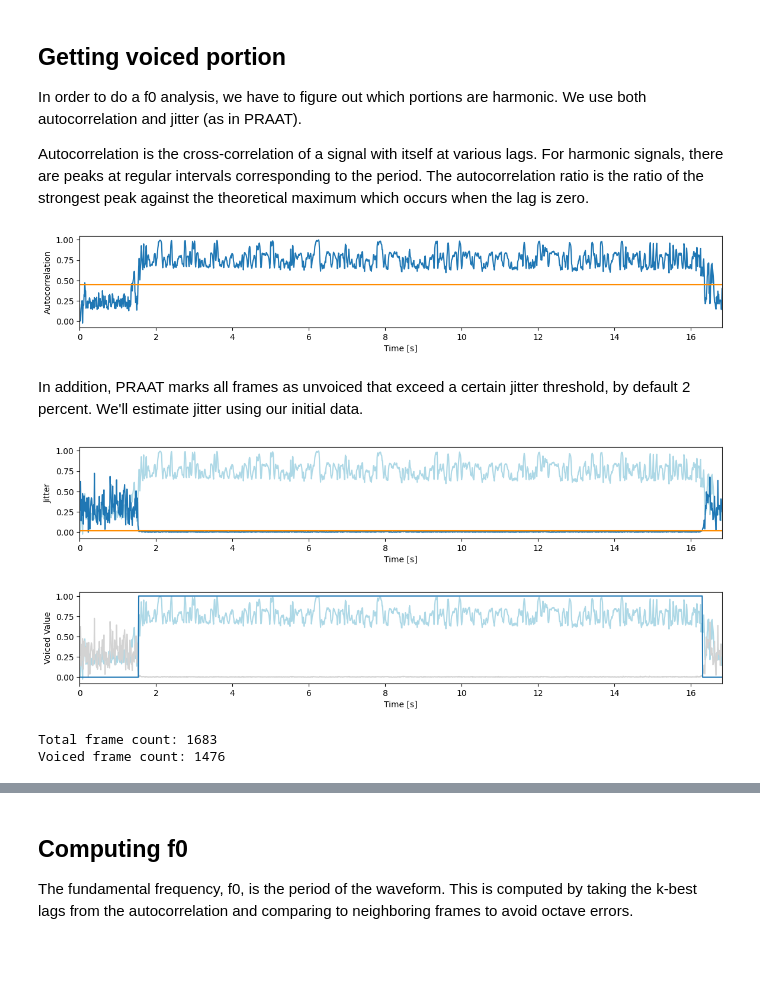
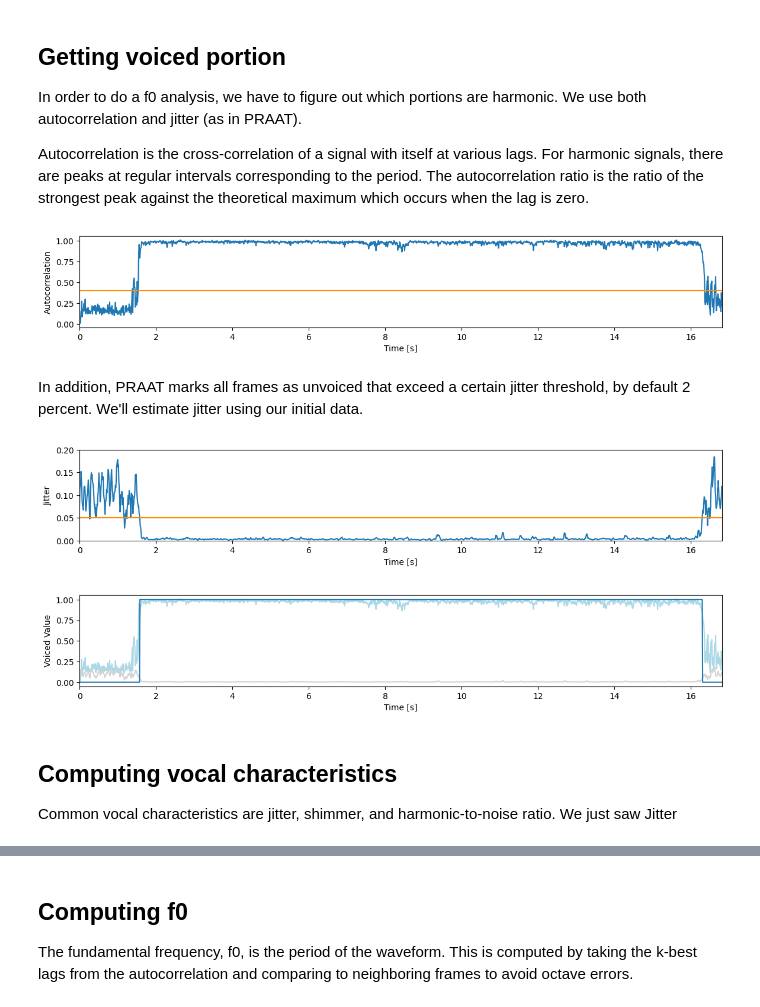
Before and after one commit to pplantinga/ParkinsonSpeechAI, a Jupyter notebook: voice-analysis.ipynb, the cells around one changed output, grey strips where cells are left out. Cells and saved outputs as stored; diff of their text form; code cells hidden in the pictures; blank space fills up the shorter version.

```diff
--- a/voice-analysis.ipynb
+++ b/voice-analysis.ipynb
@@ -66,43 +66,39 @@ For harmonic signals, there are peaks at regular intervals corresponding to the
 The autocorrelation ratio is the ratio of the strongest peak against the theoretical maximum
 which occurs when the lag is zero.
 # %%
-orig_windows = audio.unfold(-1, window_samples, step_samples)
-lowpass_audio = torchaudio.functional.lowpass_biquad(audio, sample_rate, 800)
-lowpass_windows = lowpass_audio.unfold(-1, window_samples, step_samples)
-
-kbest_lags, autocorrelation_ratio = autocorrelate(
-    lowpass_windows, min_lag_samples, max_lag_samples
+kbest_lags, autocorrelation_ratio, hnr = autocorrelate(
+    audio, step_samples, window_samples, min_lag_samples, max_lag_samples
 )
 
-autocorrelation_threshold = 0.45
+autocorrelation_threshold = 0.4
 #plt.plot(xs, power_ratio, color="lightblue")
 xs = torch.arange(len(autocorrelation_ratio)) * step_size
 plt.plot(xs, autocorrelation_ratio)
 plt.xlabel("Time [s]")
 plt.ylabel("Autocorrelation")
 plt.axhline(y = autocorrelation_threshold, color="darkorange")
 plt.show()
 # %% [output]
-[figure, old version]
+[figure, new version]
 # %% [markdown]
 In addition, PRAAT marks all frames as unvoiced that exceed a certain jitter threshold, by default 2 percent. We'll estimate jitter using our initial data.
 # %%
-jitter, _, _ = compute_periodic_features(lowpass_windows, kbest_lags[:, 0])
-jitter_threshold = 0.02
-
-plt.plot(xs, autocorrelation_ratio, color="lightblue")
+jitter, shimmer = compute_periodic_features(audio.squeeze(), kbest_lags[:, 0])
+jitter_threshold = 0.05
+#plt.plot(xs, autocorrelation_ratio, color="lightblue")
 plt.plot(xs, jitter)
 plt.xlabel("Time [s]")
 plt.ylabel("Jitter")
+plt.ylim((0, 0.2))
 plt.axhline(y = jitter_threshold, color="darkorange")
 plt.show()
 # %% [output]
-[figure, old version]
+[figure, new version]
 # %%
-# voicing threshold is simply the intersection of these thresholds
+# voicing threshold is simply the intersection of these thresholds.
 voiced = autocorrelation_ratio > autocorrelation_threshold
 voiced &= jitter < jitter_threshold
-voiced = neighbor_average(voiced.float(), neighbors=7).round().bool()
+voiced = neighbor_average(voiced.float(), neighbors=21).round().bool()
 
 plt.plot(xs, autocorrelation_ratio, color="lightblue")
 plt.plot(xs, jitter, color="lightgrey")
@@ -111,10 +107,8 @@ plt.xlabel("Time [s]")
 plt.ylabel("Voiced Value")
 plt.show()
 # %% [output]
-[figure, old version]
+[figure, new version]
-# %%
-print("Total frame count:", len(voiced))
-print("Voiced frame count:", voiced.sum().numpy())
-# %% [output]
-Total frame count: 1683
-Voiced frame count: 1476
+# %% [markdown]
+## Computing vocal characteristics
+
+Common vocal characteristics are jitter, shimmer, and harmonic-to-noise ratio. We just saw Jitter
```
Also changed, not shown: parts of 34 cells of this notebook.
